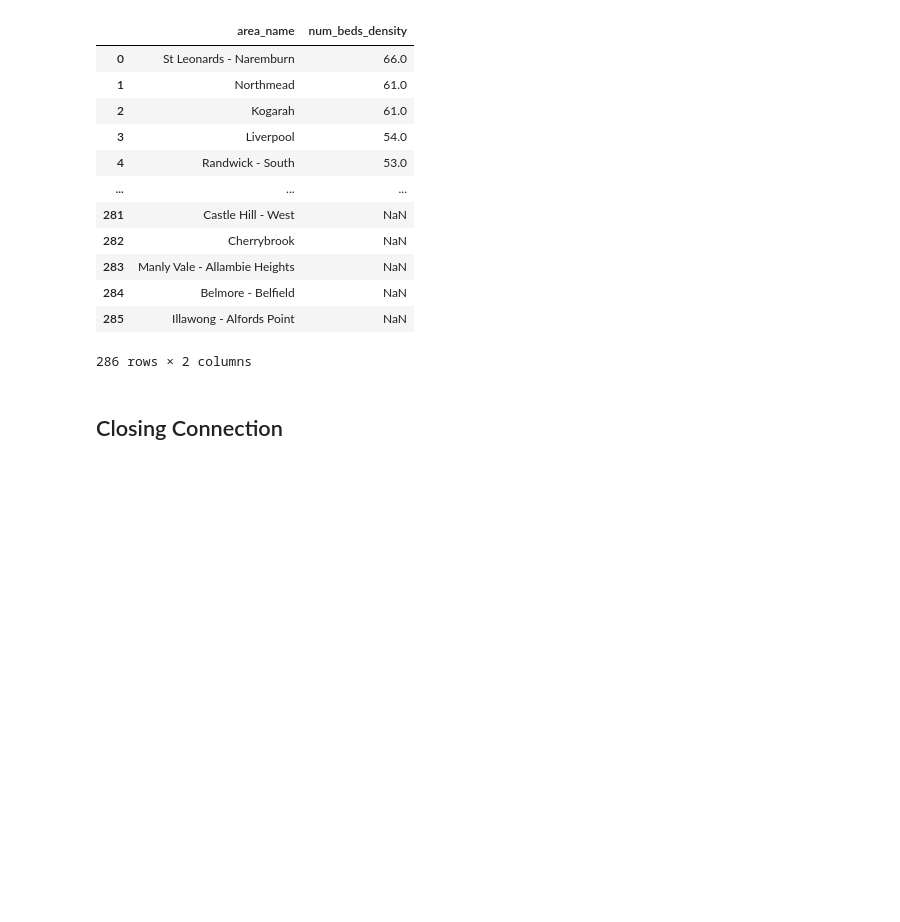
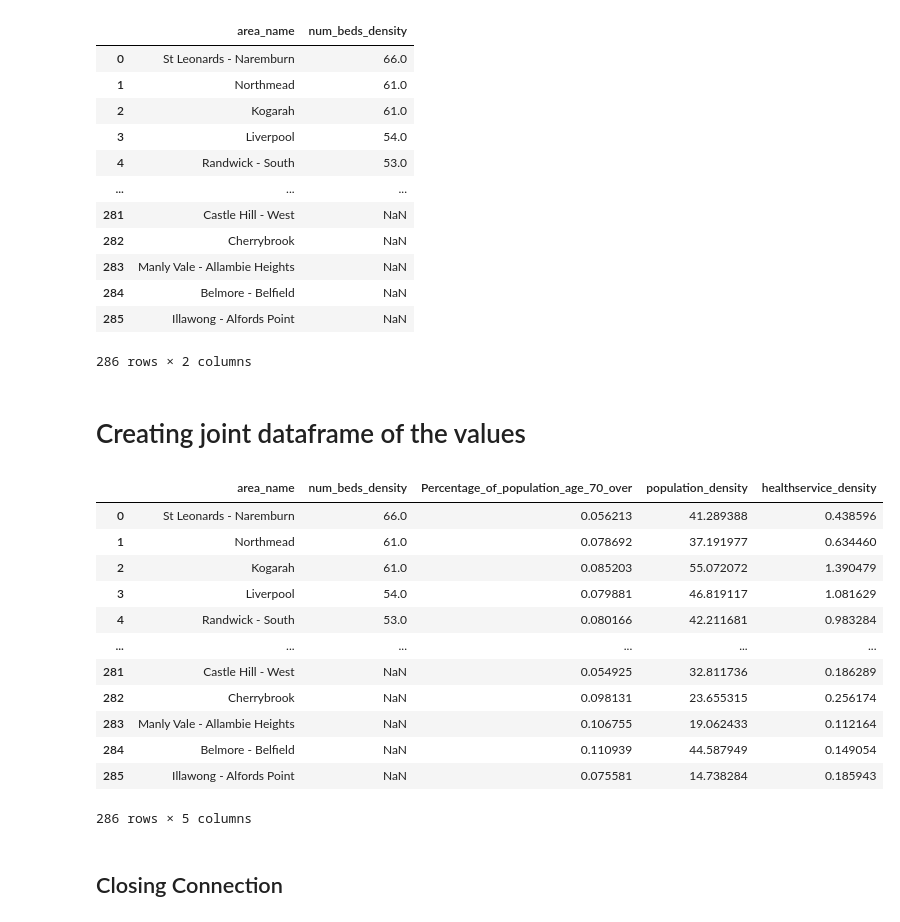
Before and after one commit to KhangNguyen22/data2001-data-science, a Jupyter notebook: Assignment.ipynb, the cells around one changed output. Cells and saved outputs as stored; diff of their text form; code cells hidden in the pictures; blank space fills up the shorter version.

```diff
--- a/Assignment.ipynb
+++ b/Assignment.ipynb
@@ -460,6 +480,61 @@ hospital_bed_density
 | 284 | Belmore - Belfield | NaN |
 | 285 | Illawong - Alfords Point | NaN |
 286 rows × 2 columns
+# %% [markdown]
+# Creating joint dataframe of the values
+# %%
+new_df_1 = pd.DataFrame(hospital_bed_density, columns = ['area_name', 'num_beds_density'])
+new_df_2 = pd.DataFrame(population_age, columns = ['area_name', 'Percentage_of_population_age_70_over'])
+new_df_3 = pd.DataFrame(population_density, columns = ['area_name', 'population_density'])
+new_df_4 = pd.DataFrame(healthservice_density, columns = ['area_name',  'healthservice_density'])
+
+#df_final = pd.concat([new_df_1, new_df_2, new_df_3, new_df_4])
+
+df_final = pd.merge(new_df_1, new_df_2, on='area_name')
+df_final = pd.merge(df_final, new_df_3, on='area_name')
+df_final = pd.merge(df_final, new_df_4, on='area_name')
+
+df_final
+
+
+#final_data_table = """CREATE TABLE final_data (
+ #               area_name VARCHAR(50),
+ #               num_beds_density INTEGER,
+ #               population_age INTEGER,
+  #              population_density INTEGER,
+  #              healthservice_density INTEGER
+  #
+  #          );"""
+
+# pgquery(conn, "SET search_path to covid")
+# pgquery(conn, final_data_table)
+
+# # Loading data into final_data_table
+
+# for index, row in df_final.iterrows():
+#     if str(row[1]) == "nan":
+#         row[1] = None
+#     if str(row[2]) == "nan":
+#         row[2] = None
+#     if str(row[3]) == "nan":
+#         row[3] = None
+#     if str(row[4]) == "nan":
+#         row[4] = None
+#     conn.execute("INSERT INTO final_data VALUES (%s, %s, %s, %s, %s)", (row[0], row[1], row[2], row[3], row[4]))
+# %% [output]
+|  | area_name | num_beds_density | Percentage_of_population_age_70_over | population_density | healthservice_density |
+| 0 | St Leonards - Naremburn | 66.0 | 0.056213 | 41.289388 | 0.438596 |
+| 1 | Northmead | 61.0 | 0.078692 | 37.191977 | 0.634460 |
+| 2 | Kogarah | 61.0 | 0.085203 | 55.072072 | 1.390479 |
+| 3 | Liverpool | 54.0 | 0.079881 | 46.819117 | 1.081629 |
+| 4 | Randwick - South | 53.0 | 0.080166 | 42.211681 | 0.983284 |
+| ... | ... | ... | ... | ... | ... |
+| 281 | Castle Hill - West | NaN | 0.054925 | 32.811736 | 0.186289 |
+| 282 | Cherrybrook | NaN | 0.098131 | 23.655315 | 0.256174 |
+| 283 | Manly Vale - Allambie Heights | NaN | 0.106755 | 19.062433 | 0.112164 |
+| 284 | Belmore - Belfield | NaN | 0.110939 | 44.587949 | 0.149054 |
+| 285 | Illawong - Alfords Point | NaN | 0.075581 | 14.738284 | 0.185943 |
+286 rows × 5 columns
 # %% [markdown]
 ## Closing Connection
 # %%
```
Also changed, not shown: parts of 4 cells of this notebook.
